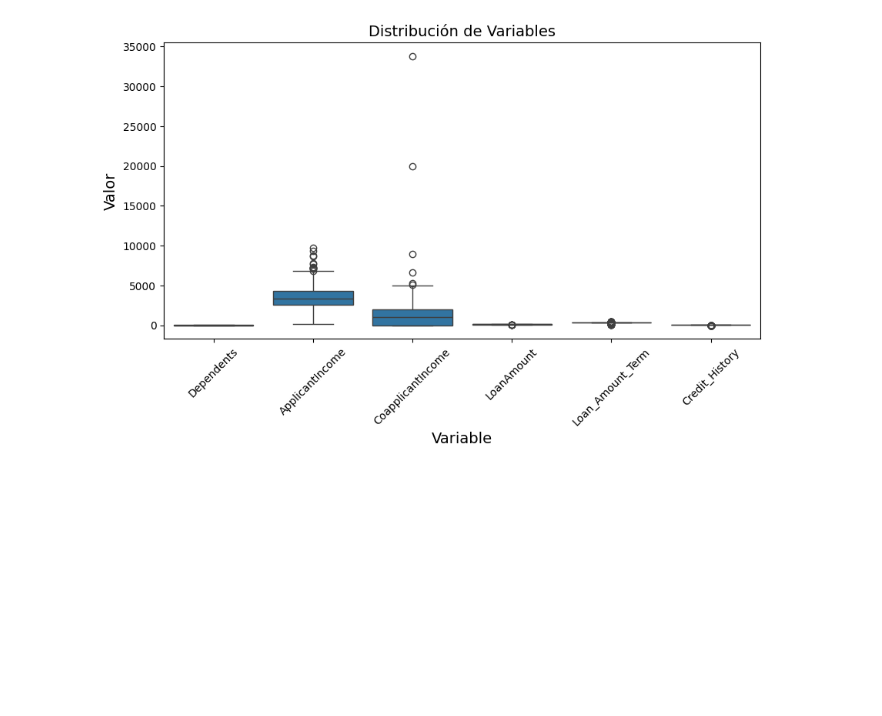
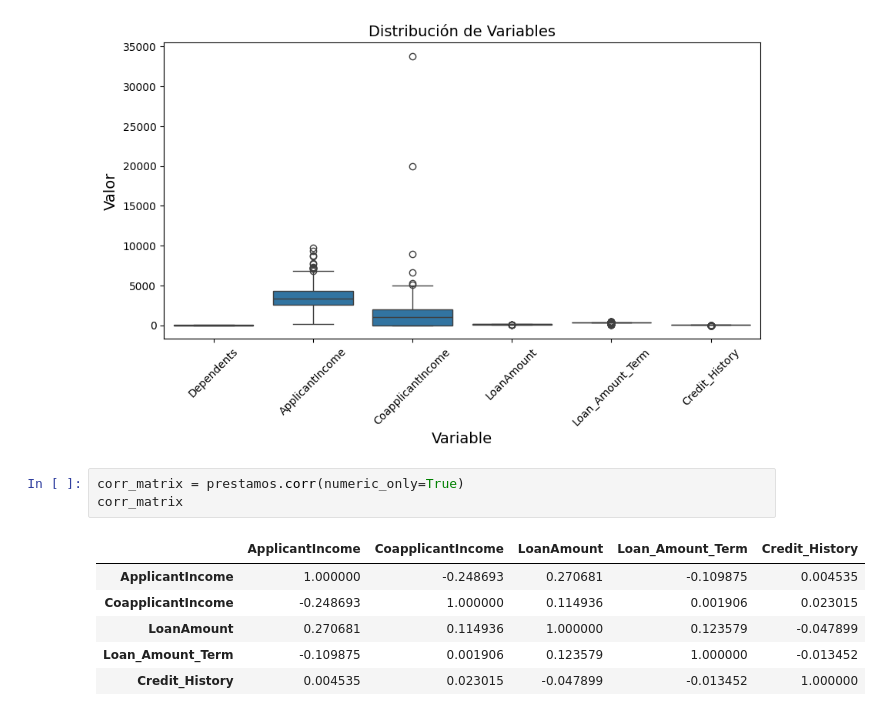
Before and after one commit to LuisDavid01/notebook-proyecto-big-data, a Jupyter notebook: SC-707_G7_Propuesta de proyecto.ipynb, the cells around one changed output. Drawn from its saved outputs; the diff is of its cells as text; blank space fills up the shorter version.

```diff
--- a/SC-707_G7_Propuesta de proyecto.ipynb
+++ b/SC-707_G7_Propuesta de proyecto.ipynb
@@ -228,3 +228,13 @@ plt.xticks(rotation=45)
 plt.show()
 # %% [output]
 [figure]
+# %%
+corr_matrix = prestamos.corr(numeric_only=True)
+corr_matrix
+# %% [output]
+|  | ApplicantIncome | CoapplicantIncome | LoanAmount | Loan_Amount_Term | Credit_History |
+| ApplicantIncome | 1.000000 | -0.248693 | 0.270681 | -0.109875 | 0.004535 |
+| CoapplicantIncome | -0.248693 | 1.000000 | 0.114936 | 0.001906 | 0.023015 |
+| LoanAmount | 0.270681 | 0.114936 | 1.000000 | 0.123579 | -0.047899 |
+| Loan_Amount_Term | -0.109875 | 0.001906 | 0.123579 | 1.000000 | -0.013452 |
+| Credit_History | 0.004535 | 0.023015 | -0.047899 | -0.013452 | 1.000000 |
```
Also changed, not shown: parts of 3 cells of this notebook.
